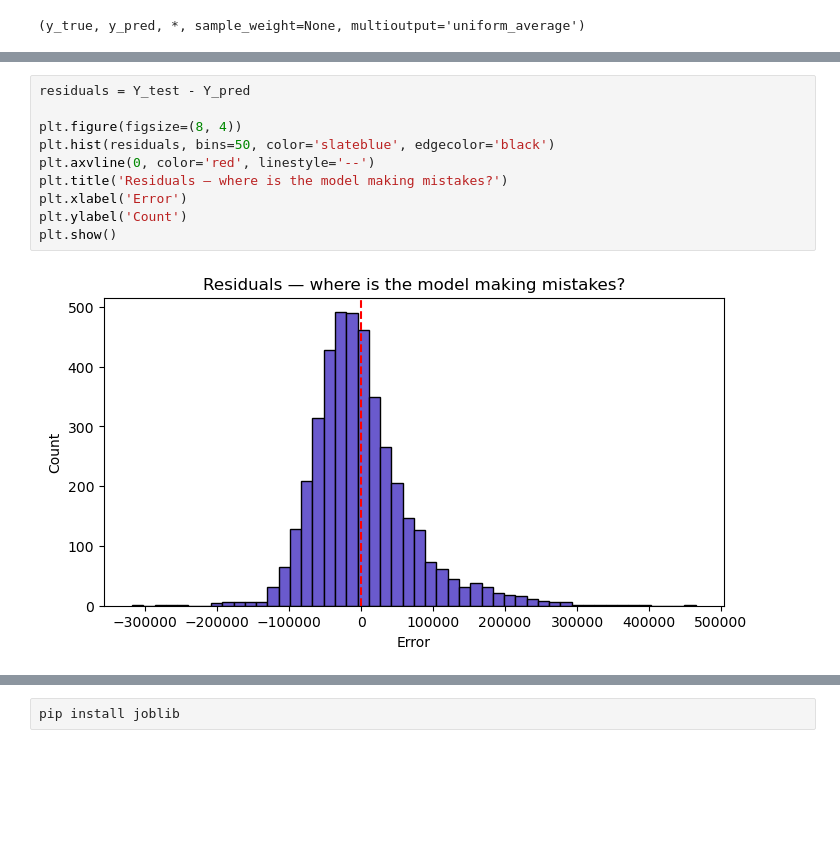
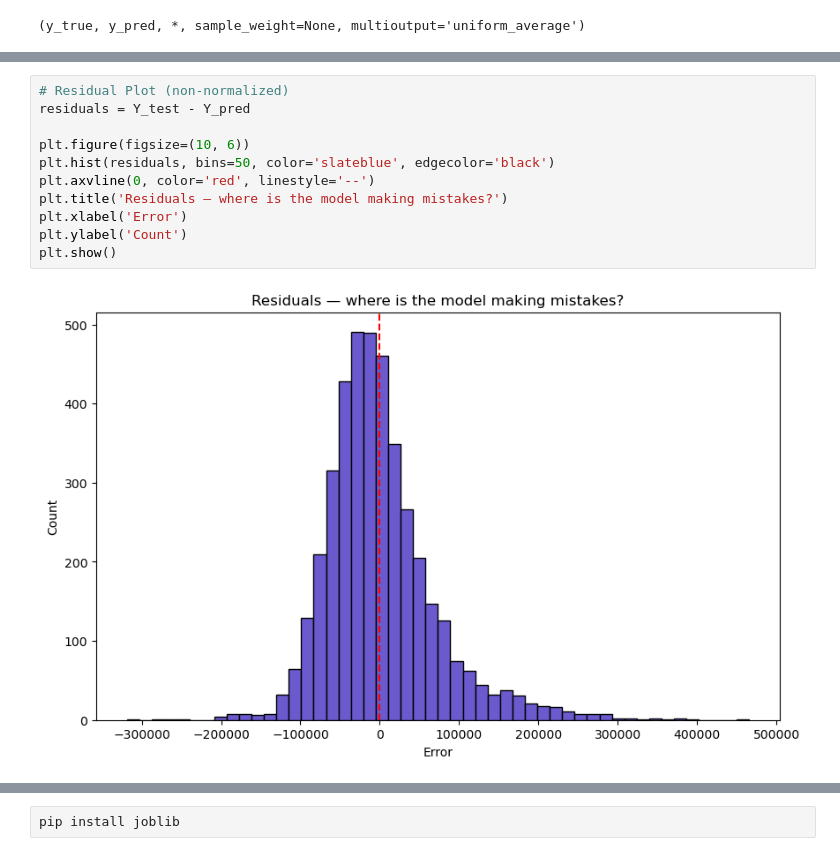
Before and after one commit to Navod2022s/Syntecxhub_Project_Navod, a Jupyter notebook: notebooks/Untitled1.ipynb, the cells around one changed output, grey strips where cells are left out. Drawn from its saved outputs; the diff is of its cells as text; blank space fills up the shorter version.

```diff
--- a/notebooks/Untitled1.ipynb
+++ b/notebooks/Untitled1.ipynb
@@ -257,12 +336,13 @@ plt.show()
 # %%
+# Residual Plot (non-normalized)
 residuals = Y_test - Y_pred
 
-plt.figure(figsize=(8, 4))
+plt.figure(figsize=(10, 6))
 plt.hist(residuals, bins=50, color='slateblue', edgecolor='black')
 plt.axvline(0, color='red', linestyle='--')
 plt.title('Residuals — where is the model making mistakes?')
 plt.xlabel('Error')
 plt.ylabel('Count')
 plt.show()
 # %% [output]
-[figure, old version]
+[figure, new version]
```
Also changed, not shown: parts of 14 cells of this notebook, 3 other files.
